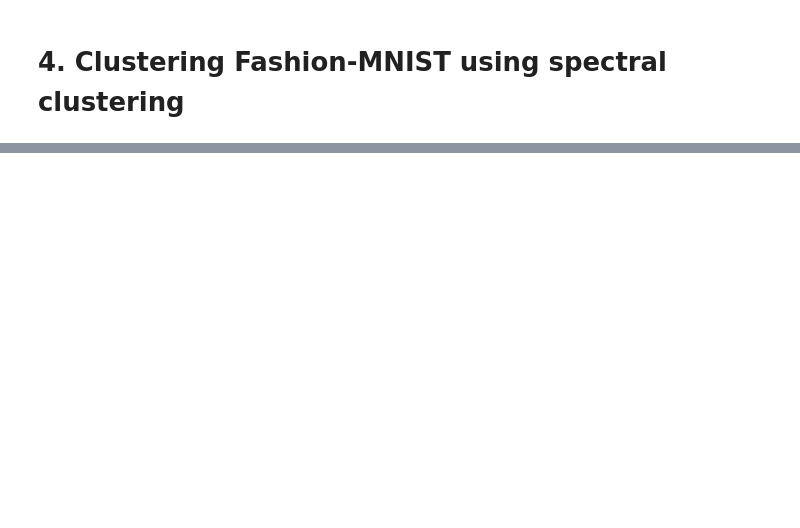
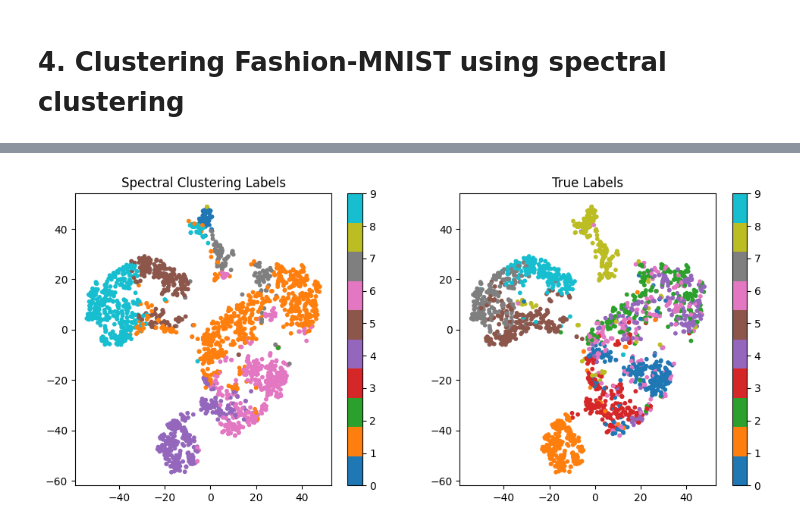
Before and after one commit to RobertGaraishin/math5750-project2, a Jupyter notebook: project2.ipynb, the cells around one changed output, grey strips where cells are left out. Cells and saved outputs as stored; diff of their text form; code cells hidden in the pictures; blank space fills up the shorter version.

```diff
--- a/project2.ipynb
+++ b/project2.ipynb
@@ -270,0 +352,86 @@ plt.show()
+# %%
+# your code here
+import numpy as np
+import matplotlib.pyplot as plt
+from sklearn.decomposition import PCA
+from sklearn.preprocessing import StandardScaler
+from sklearn.datasets import fetch_openml
+from sklearn.cluster import SpectralClustering, KMeans
+from sklearn.metrics import adjusted_rand_score
+from sklearn.manifold import TSNE
+from scipy.spatial.distance import pdist
+import random
+
+# Load Fashion-MNIST data
+fashion_mnist = fetch_openml('Fashion-MNIST', version=1, as_frame=False)
+X = fashion_mnist.data[:60000]  # Training split
+y = fashion_mnist.target[:60000].astype(int)
+
+# Standardize the data
+scaler = StandardScaler()
+X_std = scaler.fit_transform(X)
+
+print("Data loaded and standardized. Shape:", X_std.shape)
+
+# Set seed for reproducibility
+random.seed(42)
+np.random.seed(42)
+
+# Reduce to 50 dimensions with PCA
+pca = PCA(n_components=50)
+X_pca = pca.fit_transform(X_std)
+
+# Subsample 2000 points
+n_subsample = 2000
+idx = np.random.choice(X_pca.shape[0], n_subsample, replace=False)
+X_sub = X_pca[idx]
+y_sub = y[idx]
+
+print("Subsampled data shape:", X_sub.shape)
+
+# Compute median distance for RBF gamma
+median_dist = np.median(pdist(X_sub))
+gamma = 1 / (2 * median_dist ** 2)
+print(f"Median distance: {median_dist:.4f}, Gamma: {gamma:.4f}")
+
+# Spectral Clustering
+sc = SpectralClustering(n_clusters=10, affinity='rbf', gamma=gamma, random_state=42)
+sc_labels = sc.fit_predict(X_sub)
+
+# K-means (for comparison with Exercise 2)
+km = KMeans(n_clusters=10, random_state=42)
+km_labels = km.fit_predict(X_sub)
+
+# Compute ARI
+sc_ari = adjusted_rand_score(y_sub, sc_labels)
+km_ari = adjusted_rand_score(y_sub, km_labels)
+
+print(f"Spectral Clustering ARI: {sc_ari:.4f}")
+print(f"K-means ARI: {km_ari:.4f}")
+
+# TSNE for 2D visualization
+tsne = TSNE(n_components=2, random_state=42)
+X_tsne = tsne.fit_transform(X_sub)
+
+# Plot for Spectral Clustering
+plt.figure(figsize=(12, 5))
+plt.subplot(1, 2, 1)
+plt.scatter(X_tsne[:, 0], X_tsne[:, 1], c=sc_labels, cmap='tab10', s=10)
+plt.title('Spectral Clustering Labels')
+plt.colorbar()
+
+# Plot for True Labels
+plt.subplot(1, 2, 2)
+plt.scatter(X_tsne[:, 0], X_tsne[:, 1], c=y_sub, cmap='tab10', s=10)
+plt.title('True Labels')
+plt.colorbar()
+
+plt.show()
+
+# Additional plot for K-means
+plt.figure(figsize=(6, 5))
+plt.scatter(X_tsne[:, 0], X_tsne[:, 1], c=km_labels, cmap='tab10', s=10)
+plt.title('K-means Labels')
+plt.colorbar()
+plt.show()
+# %% [output]
@@ -270,0 +443 @@ plt.show()
+[figure, added]
```
Also changed, not shown: parts of 9 cells of this notebook.
